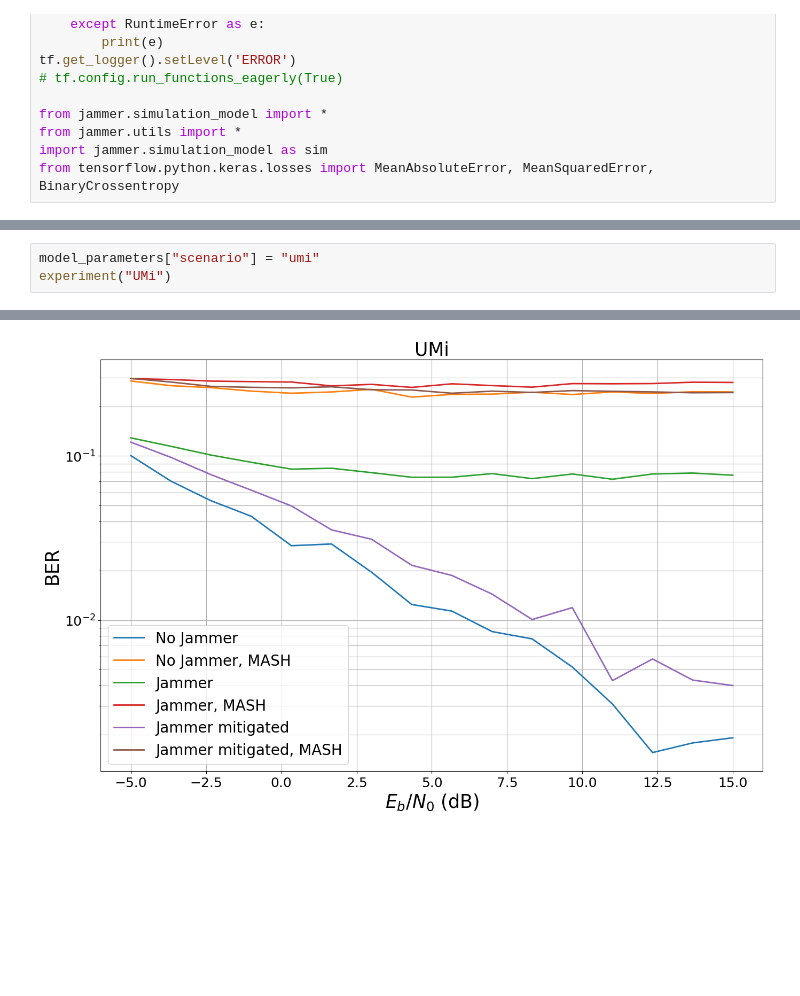
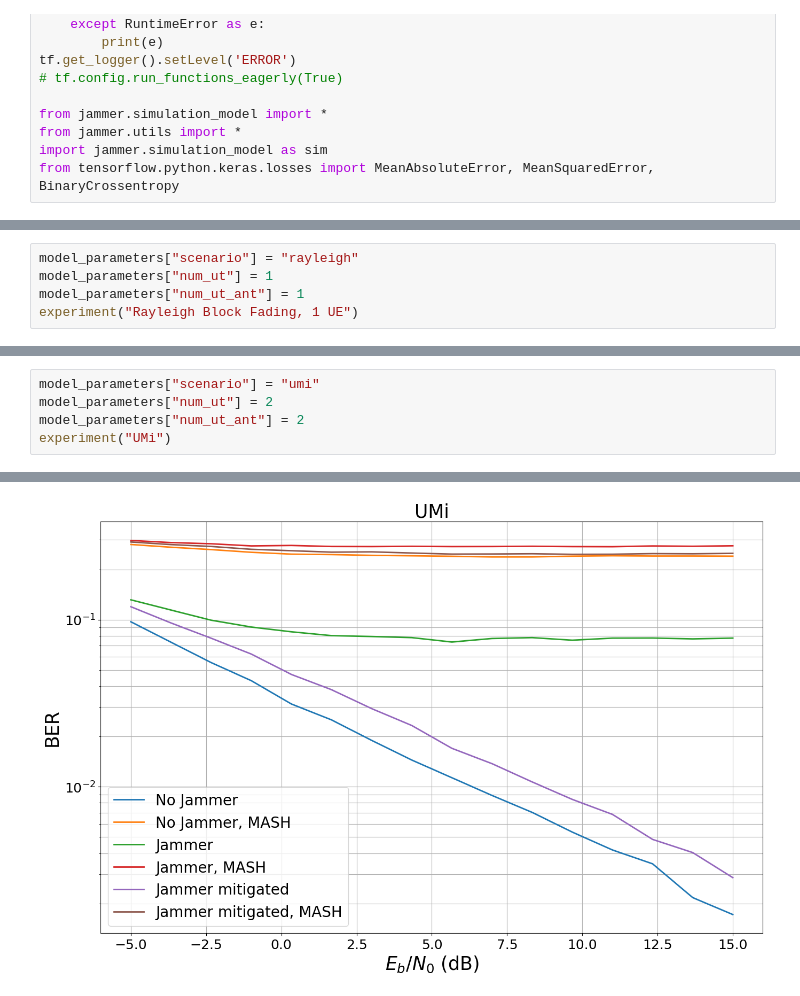
Before and after one commit to IIP-Group/pyjama, a Jupyter notebook: simulations/mash.ipynb, the cells around one changed output, grey strips where cells are left out. Cells and saved outputs as stored; diff of their text form; blank space fills up the shorter version.

Commit message:
experiments: "working" for Rayleigh block fading, not for UMi

```diff
--- a/simulations/mash.ipynb
+++ b/simulations/mash.ipynb
@@ -80,0 +81,5 @@ Simulation stopped as no error occurred @ EbNo = 11.0 dB.
+# %%
+model_parameters["scenario"] = "rayleigh"
+model_parameters["num_ut"] = 1
+model_parameters["num_ut_ant"] = 1
+experiment("Rayleigh Block Fading, 1 UE")
@@ -81,5 +105,7 @@ Simulation stopped as no error occurred @ EbNo = 11.0 dB.
 # %%
 model_parameters["scenario"] = "umi"
+model_parameters["num_ut"] = 2
+model_parameters["num_ut_ant"] = 2
 experiment("UMi")
 # %% [output]
 EbNo [dB] |        BER |       BLER |  bit errors |    num bits | block errors |  num blocks | runtime [s] |    status
@@ -102 +128 @@ EbNo [dB] |        BER |       BLER |  bit errors |    num bits | block errors |
-[figure, old version]
+[figure, new version]
```
Also changed, not shown: parts of 5 cells of this notebook, 1 other file.
